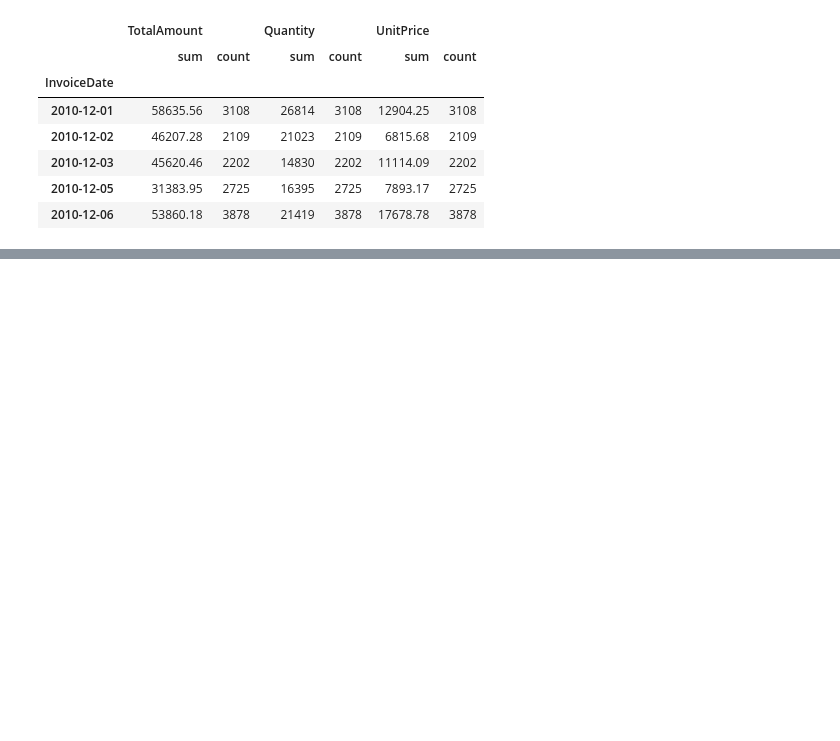
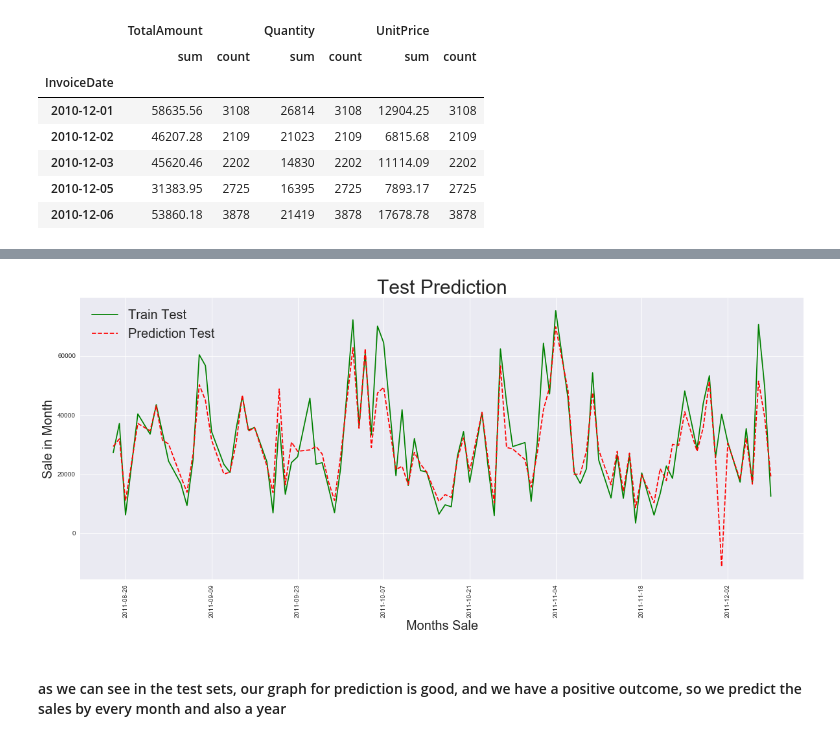
Before and after one commit to JAsanka/BUSINESS-INTELLIGENCE-SYSTEM, a Jupyter notebook: Untitled1.ipynb, the cells around one changed output, grey strips where cells are left out. Drawn from its saved outputs; the diff is of its cells as text; code cells hidden in the pictures; blank space fills up the shorter version.

```diff
--- a/Untitled1.ipynb
+++ b/Untitled1.ipynb
@@ -169,0 +184,15 @@ plt.show()
+# %%
+fig, ax = plt.subplots(figsize=(20,8))
+a = total_amount.index[div:div_len]
+ax.plot(a, test_y, "k", color="green", label="Train Test")
+ax.plot(a, test_yhat, "k--", color="red", label="Prediction Test")
+ax.legend(loc="upper left", shadow=True, fontsize=20)
+plt.title("Test Prediction", fontsize=30)
+plt.xticks(rotation="vertical")
+plt.xlabel("Months Sale", fontsize=20)
+plt.ylabel("Sale in Month", fontsize=20)
+plt.show()
+# %% [output]
+[figure, added]
+# %% [markdown]
+#### as we can see in the test sets, our graph for prediction is good, and we have a positive outcome, so we predict the sales by every month and also a year
```
Also changed, not shown: parts of 14 cells of this notebook.
